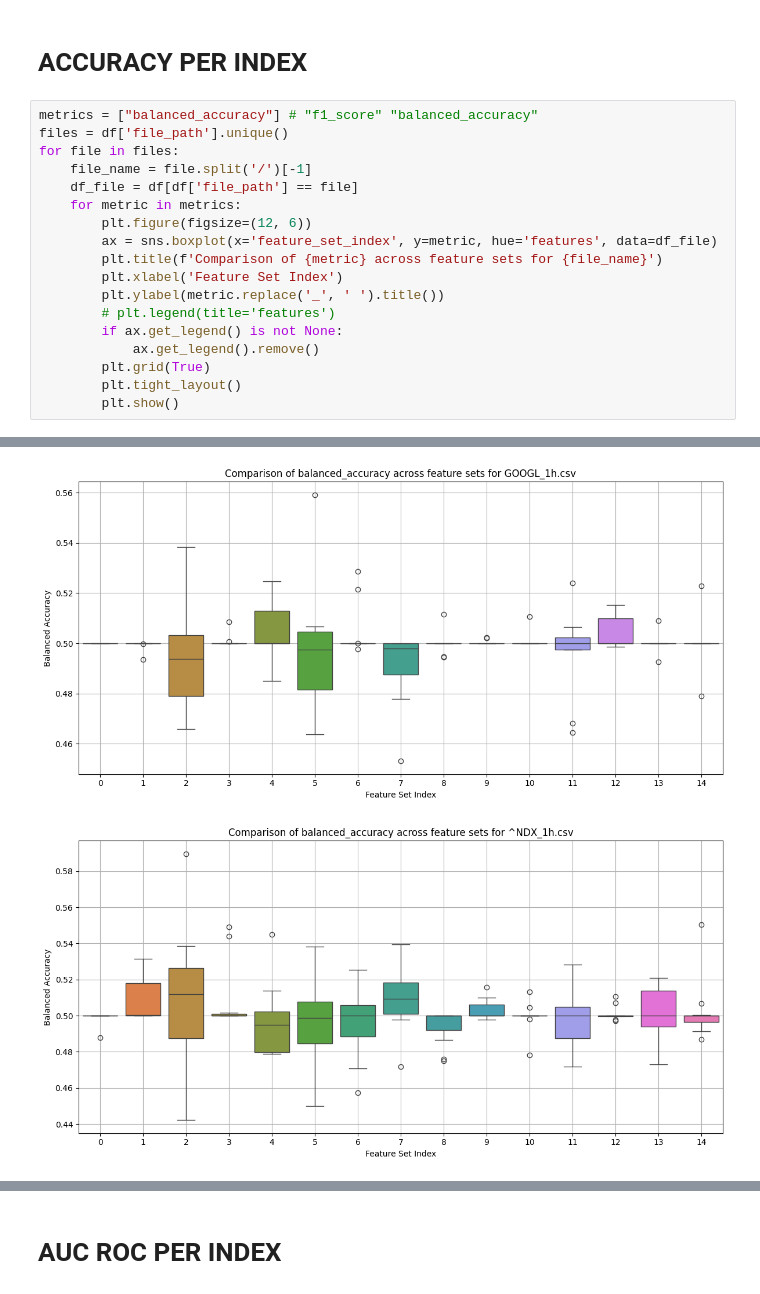
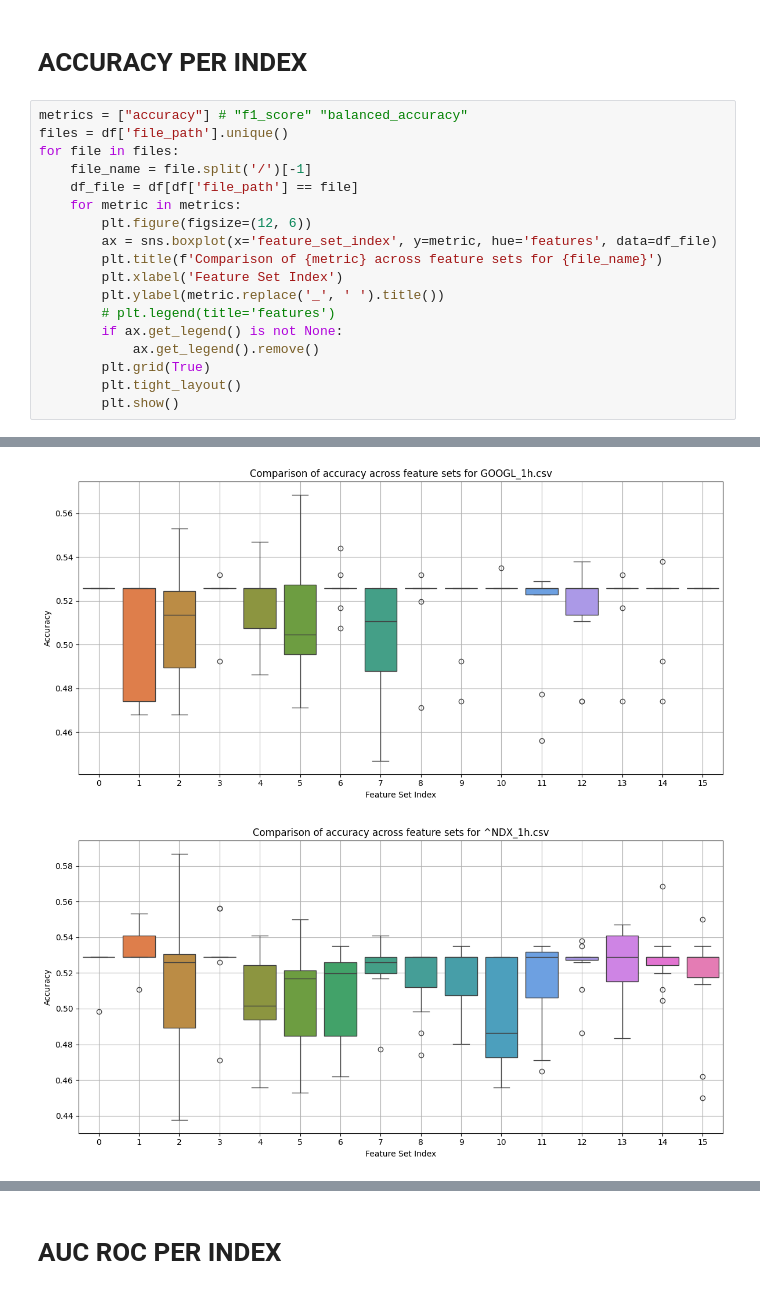
Before and after one commit to CenturionTheMan/WhiteRock, a Jupyter notebook: src/indicators_data_analis.ipynb, the cells around one changed output, grey strips where cells are left out. Saved outputs shown, nothing was run; the diff lists cells and outputs as text.

```diff
--- a/src/indicators_data_analis.ipynb
+++ b/src/indicators_data_analis.ipynb
@@ -50,7 +50,7 @@ print(tb.tabulate(df.head(), headers='keys', tablefmt='psql'))
 # %% [markdown]
 # ACCURACY PER INDEX
 # %%
-metrics = ["balanced_accuracy"] # "f1_score" "balanced_accuracy"
+metrics = ["accuracy"] # "f1_score" "balanced_accuracy"
 files = df['file_path'].unique()
 for file in files:
     file_name = file.split('/')[-1]
@@ -72,2 +72,2 @@ for file in files:
-[figure, old version]
+[figure, new version]
-[figure, old version]
+[figure, new version]
```
Also changed, not shown: parts of 7 cells of this notebook, 4 other files.
